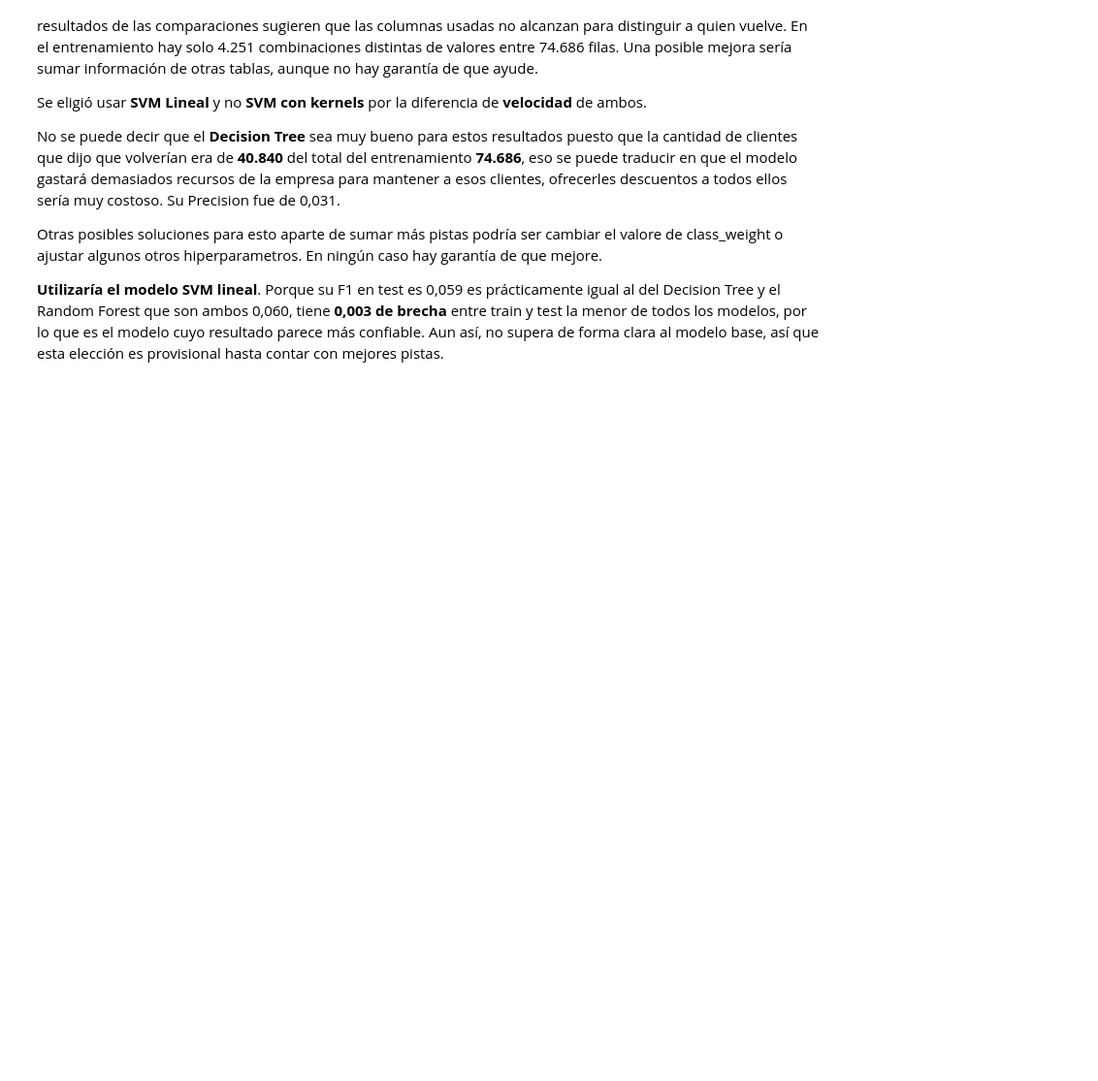
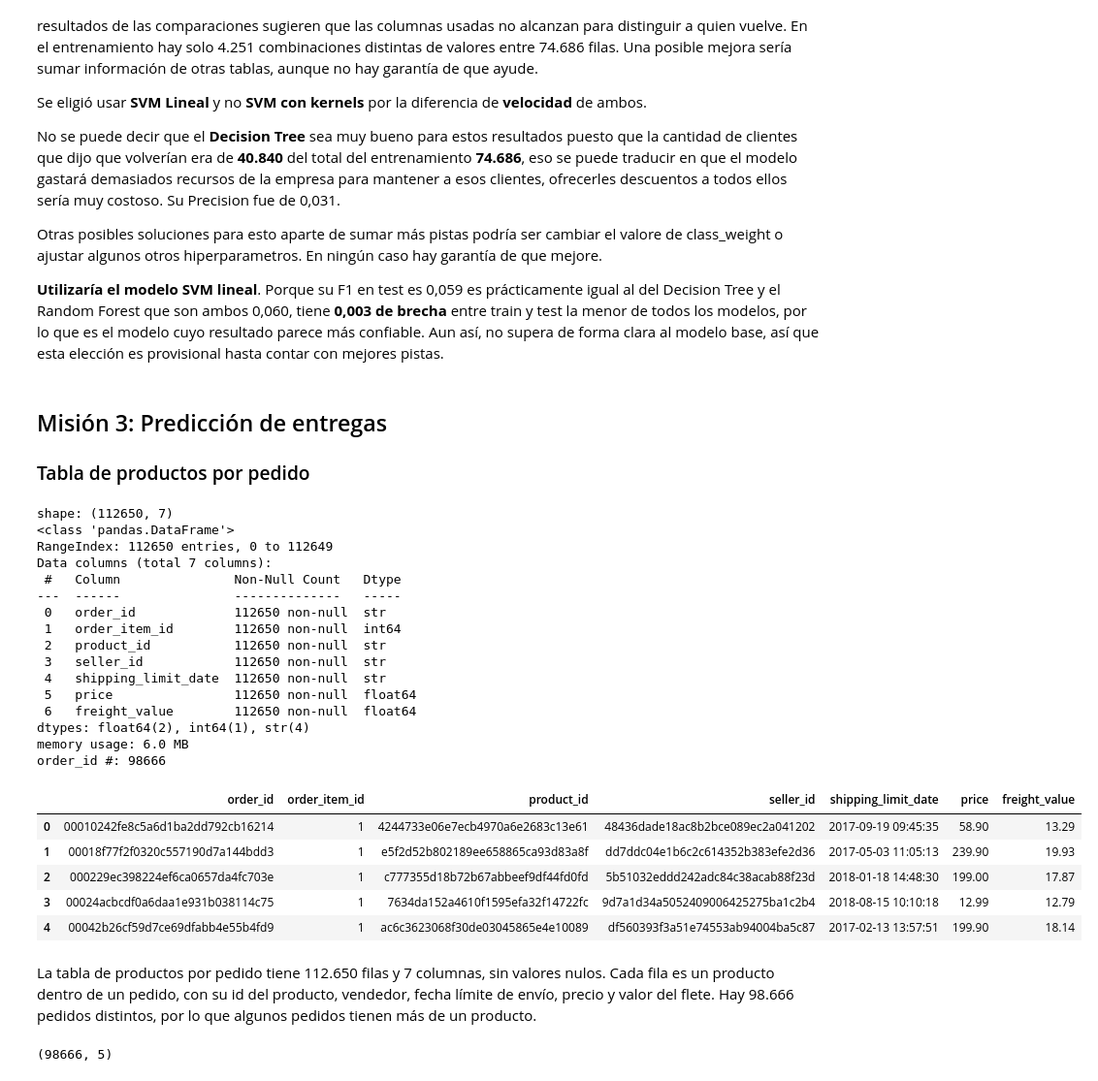
Before and after one commit to CarlosScura/Operacion-Olist, a Jupyter notebook: operacion_olist.ipynb, the cells around one changed output. Shown at 97% size. Cells and saved outputs as stored; diff of their text form; code cells hidden in the pictures; blank space fills up the shorter version.

```diff
--- a/operacion_olist.ipynb
+++ b/operacion_olist.ipynb
@@ -620,2 +627,41 @@ Otras posibles soluciones para esto aparte de sumar más pistas podría ser camb
 
 **Utilizaría el modelo SVM lineal**. Porque su F1 en test es 0,059 es prácticamente igual al del Decision Tree y el Random Forest que son ambos 0,060, tiene **0,003 de brecha** entre train y test la menor de todos los modelos, por lo que es el modelo cuyo resultado parece más confiable. Aun así, no supera de forma clara al modelo base, así que esta elección es provisional hasta contar con mejores pistas.
+# %% [markdown]
+## Misión 3: Predicción de entregas
+### Tabla de productos por pedido
+# %%
+items = pd.read_csv("archive/olist_order_items_dataset.csv")
+print("shape:",items.shape)
+items.info()
+print("order_id #:",items["order_id"].nunique())
+items.head()
+# %% [output]
+shape: (112650, 7)
+<class 'pandas.DataFrame'>
+RangeIndex: 112650 entries, 0 to 112649
+Data columns (total 7 columns):
+ #   Column               Non-Null Count   Dtype
+---  ------               --------------   -----
+ 0   order_id             112650 non-null  str
+ 1   order_item_id        112650 non-null  int64
+ 2   product_id           112650 non-null  str
+ 3   seller_id            112650 non-null  str
+ 4   shipping_limit_date  112650 non-null  str
+ 5   price                112650 non-null  float64
+ 6   freight_value        112650 non-null  float64
+dtypes: float64(2), int64(1), str(4)
+memory usage: 6.0 MB
+order_id #: 98666
+|  | order_id | order_item_id | product_id | seller_id | shipping_limit_date | price | freight_value |
+| 0 | 00010242fe8c5a6d1ba2dd792cb16214 | 1 | 4244733e06e7ecb4970a6e2683c13e61 | 48436dade18ac8b2bce089ec2a041202 | 2017-09-19 09:45:35 | 58.90 | 13.29 |
+| 1 | 00018f77f2f0320c557190d7a144bdd3 | 1 | e5f2d52b802189ee658865ca93d83a8f | dd7ddc04e1b6c2c614352b383efe2d36 | 2017-05-03 11:05:13 | 239.90 | 19.93 |
+| 2 | 000229ec398224ef6ca0657da4fc703e | 1 | c777355d18b72b67abbeef9df44fd0fd | 5b51032eddd242adc84c38acab88f23d | 2018-01-18 14:48:30 | 199.00 | 17.87 |
+| 3 | 00024acbcdf0a6daa1e931b038114c75 | 1 | 7634da152a4610f1595efa32f14722fc | 9d7a1d34a5052409006425275ba1c2b4 | 2018-08-15 10:10:18 | 12.99 | 12.79 |
+| 4 | 00042b26cf59d7ce69dfabb4e55b4fd9 | 1 | ac6c3623068f30de03045865e4e10089 | df560393f3a51e74553ab94004ba5c87 | 2017-02-13 13:57:51 | 199.90 | 18.14 |
+# %% [markdown]
+La tabla de productos por pedido tiene 112.650 filas y 7 columnas, sin valores nulos. Cada fila es un producto dentro de un pedido, con su id del producto, vendedor, fecha límite de envío, precio y valor del flete. Hay 98.666 pedidos distintos, por lo que algunos pedidos tienen más de un producto.
+# %%
+primer_producto = items.sort_values("order_item_id").drop_duplicates(subset="order_id")[["order_id", "product_id", "seller_id", "freight_value", "shipping_limit_date"]]
+primer_producto.shape
+# %% [output]
+(98666, 5)
```
Also changed, not shown: parts of 48 cells of this notebook.
